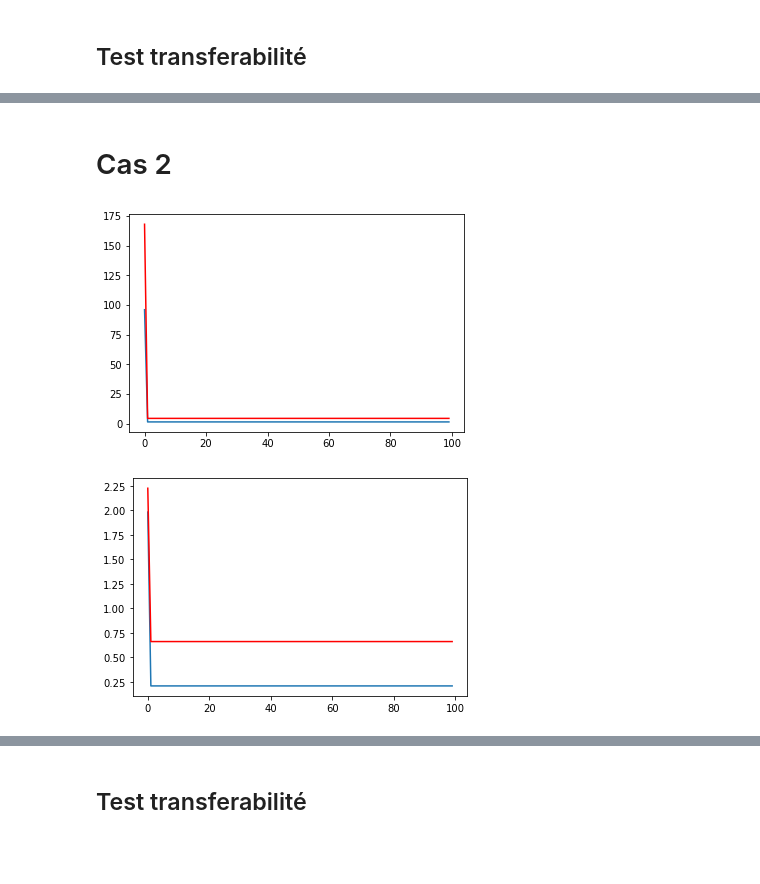
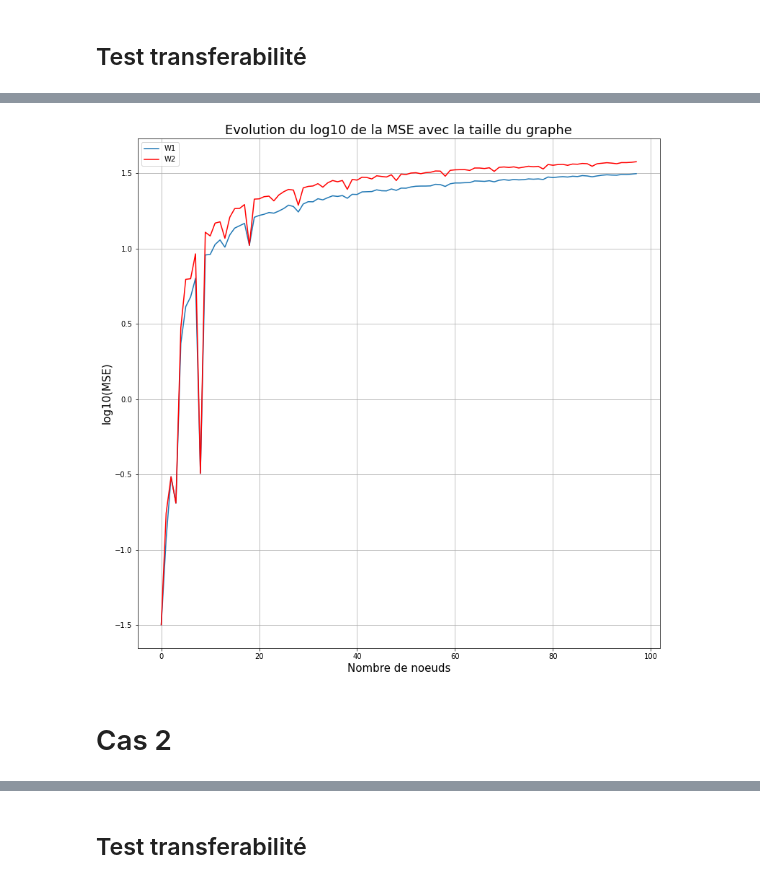
Before and after one commit to alexazor/Graph-Neural-Network, a Jupyter notebook: gnn-notebook.ipynb, the cells around one changed output, grey strips where cells are left out. Saved outputs shown, nothing was run; the diff lists cells and outputs as text; code cells hidden in the pictures; blank space fills up the shorter version.

```diff
--- a/gnn-notebook.ipynb
+++ b/gnn-notebook.ipynb
@@ -100,10 +133,21 @@ plt.show()
+# %%
+plt.figure(1, figsize=(13, 13))
+plt.plot(np.log10(costList1[2:])/np.log10([i for i in range(2, 100)]), label="W1")
+plt.plot(np.log10(costList2[2:]) /
+         np.log10([i for i in range(2, 100)]), "r", label="W2")
+plt.grid()
+plt.legend()
+
+plt.show()
+# %% [output]
+[figure, added]
 # %% [markdown]
 # Cas 2
 # %%
-epochMax = 100
-lr = 0.0001
-n0 = 10
-mMax = 50
+epochMax = 15
+lr = 1
+n0 = 20
+mMax = 100
 
 
 S3 = graphe_from_graphon(graphon3, n0)
@@ -114,16 +158,5 @@ X = np.random.rand(n0, mMax)
 gnn3 = GNN(lr)
 gnn4 = GNN(lr)
 
-costList3 = gnn3.fit(epochMax, S3, X, X - S3@X)
-costList4 = gnn4.fit(epochMax, S4, X, X - S4@X)
-
-plt.figure(0)
-plt.plot(costList3)
-plt.plot(costList4, 'r')
-plt.figure(1)
-plt.plot(np.log10(costList3))
-plt.plot(np.log10(costList4), 'r')
-plt.show()
+costListTrain3 = gnn3.fit(epochMax, S3, X, X - S3@X)
+costListTrain4 = gnn4.fit(epochMax, S4, X, X - S4@X)
-# %% [output]
-[figure, removed]
-[figure, removed]
```
Also changed, not shown: parts of 10 cells of this notebook.
